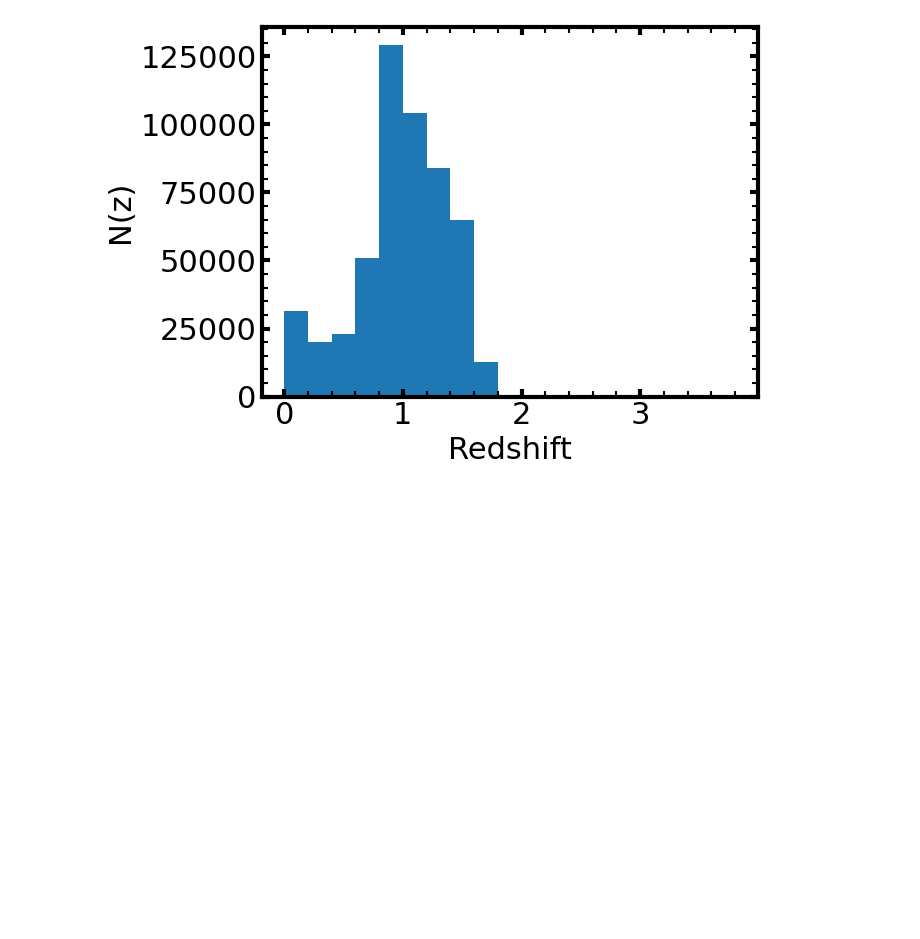
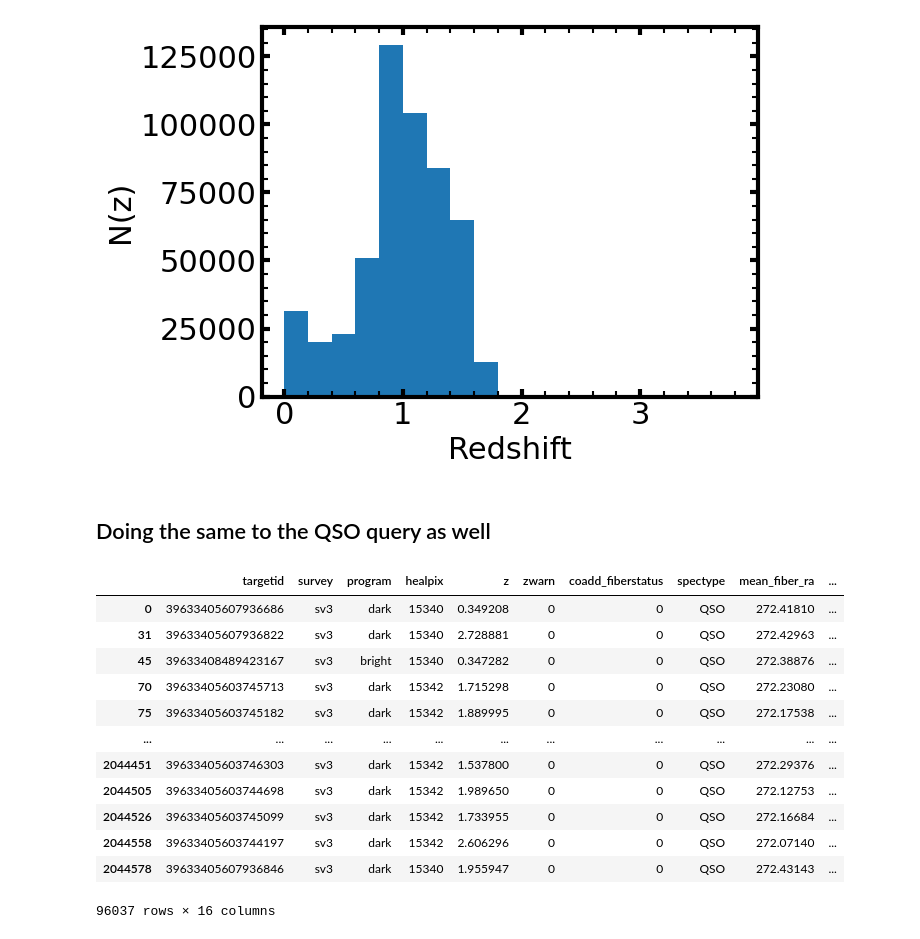
Before and after one commit to emcarthur123/QSL-ML, a Jupyter notebook: DESI_edr.ipynb, the cells around one changed output. Cells and saved outputs as stored; diff of their text form; code cells hidden in the pictures; blank space fills up the shorter version.

Commit message:
Added the table for QSO's as well, next need to copy the cells that allow for the extraction of the spectra from datalab

```diff
--- a/DESI_edr.ipynb
+++ b/DESI_edr.ipynb
@@ -362,3 +362,28 @@ plt.xlabel('Redshift')
 # %% [output]
 Text(0.5, 0, 'Redshift')
 [figure]
+# %% [markdown]
+## Doing the same to the QSO query as well
+# %%
+## Select QSO with nspec > 3 (nspec is just the number of available spectra)
+
+jj = (zpix_cat['zcat_nspec'] >= 1)&(zpix_cat['spectype'] == 'QSO')
+QSO_spec = zpix_cat[jj]
+# %%
+# Just plotting the table
+
+QSO_spec
+# %% [output]
+|  | targetid | survey | program | healpix | z | zwarn | coadd_fiberstatus | spectype | mean_fiber_ra | ... |
+| 0 | 39633405607936686 | sv3 | dark | 15340 | 0.349208 | 0 | 0 | QSO | 272.41810 | ... |
+| 31 | 39633405607936822 | sv3 | dark | 15340 | 2.728881 | 0 | 0 | QSO | 272.42963 | ... |
+| 45 | 39633408489423167 | sv3 | bright | 15340 | 0.347282 | 0 | 0 | QSO | 272.38876 | ... |
+| 70 | 39633405603745713 | sv3 | dark | 15342 | 1.715298 | 0 | 0 | QSO | 272.23080 | ... |
+| 75 | 39633405603745182 | sv3 | dark | 15342 | 1.889995 | 0 | 0 | QSO | 272.17538 | ... |
+| ... | ... | ... | ... | ... | ... | ... | ... | ... | ... | ... |
+| 2044451 | 39633405603746303 | sv3 | dark | 15342 | 1.537800 | 0 | 0 | QSO | 272.29376 | ... |
+| 2044505 | 39633405603744698 | sv3 | dark | 15342 | 1.989650 | 0 | 0 | QSO | 272.12753 | ... |
+| 2044526 | 39633405603745099 | sv3 | dark | 15342 | 1.733955 | 0 | 0 | QSO | 272.16684 | ... |
+| 2044558 | 39633405603744197 | sv3 | dark | 15342 | 2.606296 | 0 | 0 | QSO | 272.07140 | ... |
+| 2044578 | 39633405607936846 | sv3 | dark | 15340 | 1.955947 | 0 | 0 | QSO | 272.43143 | ... |
+96037 rows × 16 columns
```
